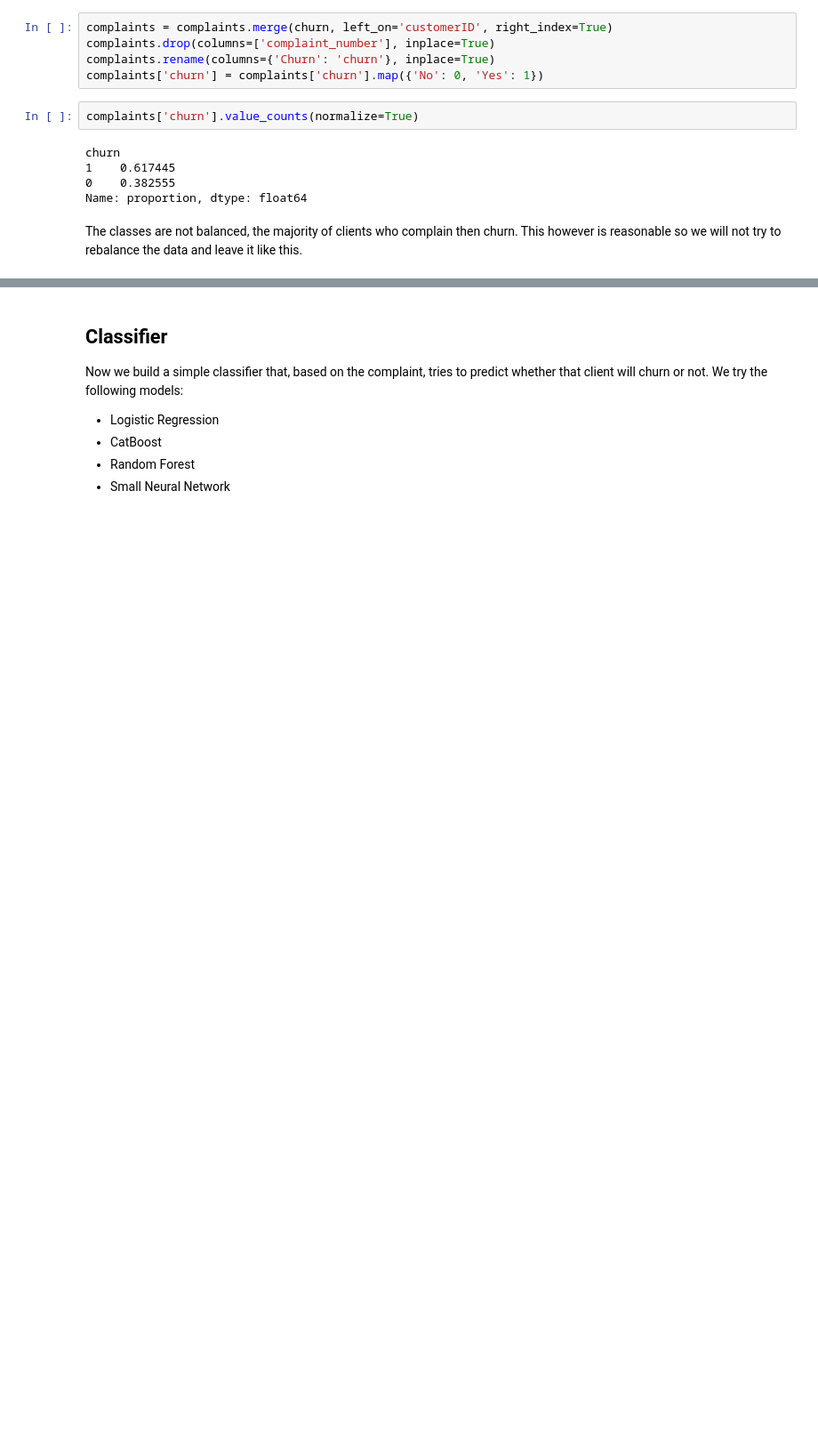
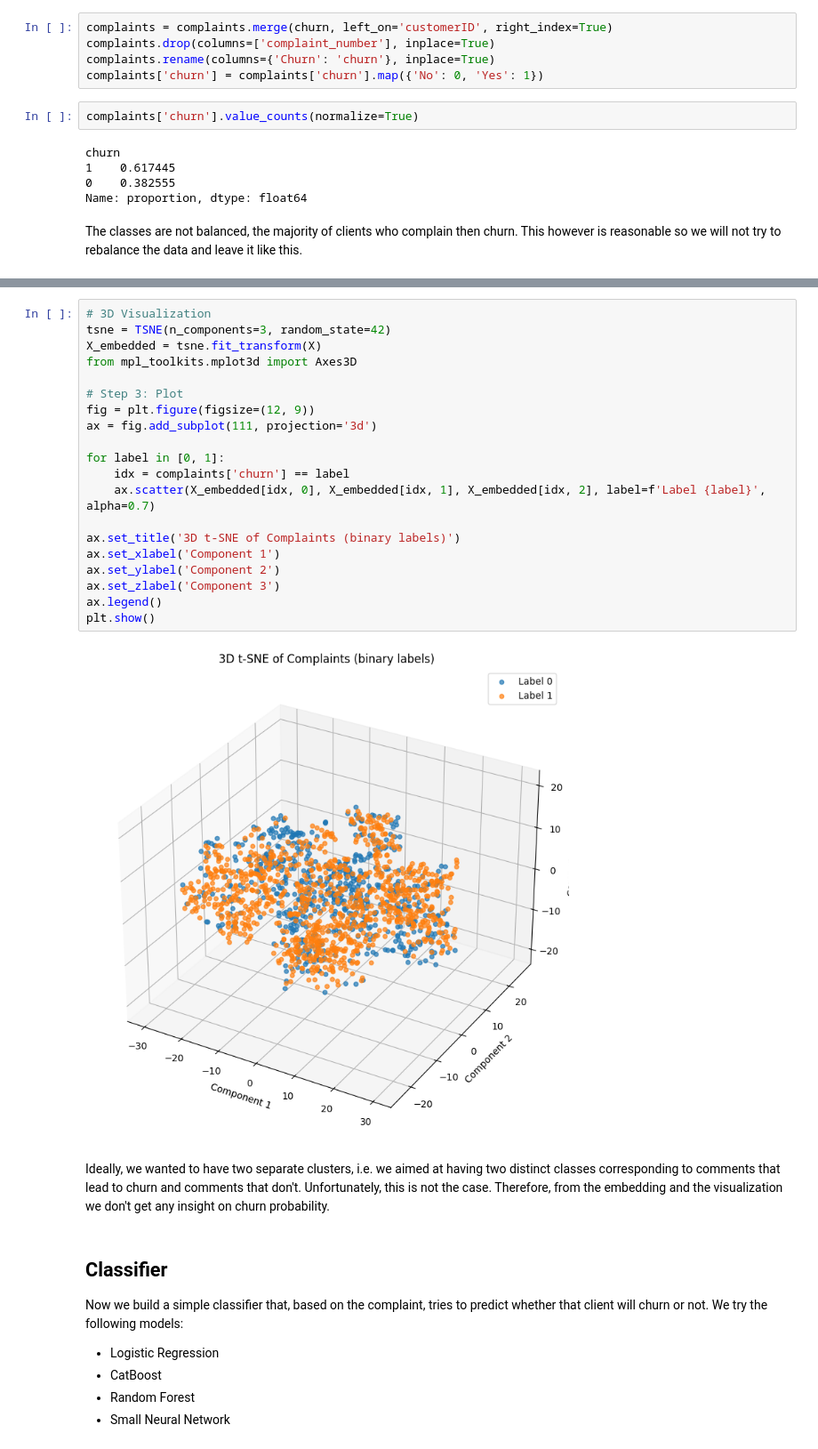
Before and after one commit to beatricecitterio/hacklab, a Jupyter notebook: classifier.ipynb, the cells around one changed output, grey strips where cells are left out. Shown: that part at 89% size. Saved outputs shown, nothing was run; the diff lists cells and outputs as text; blank space fills up the shorter version.

```diff
--- a/classifier.ipynb
+++ b/classifier.ipynb
@@ -46,3 +68,27 @@ X_embedded = tsne.fit_transform(X)
+# %%
+# 3D Visualization
+tsne = TSNE(n_components=3, random_state=42)
+X_embedded = tsne.fit_transform(X)
+from mpl_toolkits.mplot3d import Axes3D
+
+# Step 3: Plot
+fig = plt.figure(figsize=(12, 9))
+ax = fig.add_subplot(111, projection='3d')
+
+for label in [0, 1]:
+    idx = complaints['churn'] == label
+    ax.scatter(X_embedded[idx, 0], X_embedded[idx, 1], X_embedded[idx, 2], label=f'Label {label}', alpha=0.7)
+
+ax.set_title('3D t-SNE of Complaints (binary labels)')
+ax.set_xlabel('Component 1')
+ax.set_ylabel('Component 2')
+ax.set_zlabel('Component 3')
+ax.legend()
+plt.show()
+# %% [output]
+[figure, added]
+# %% [markdown]
+Ideally, we wanted to have two separate clusters, i.e. we aimed at having two distinct classes corresponding to comments that lead to churn and comments that don't. Unfortunately, this is not the case. Therefore, from the embedding and the visualization we don't get any insight on churn probability.
 # %% [markdown]
 ## **Classifier**
 Now we build a simple classifier that, based on the complaint, tries to predict whether that client will churn or not. We try the following models:
```
Also changed, not shown: parts of 12 cells of this notebook.
